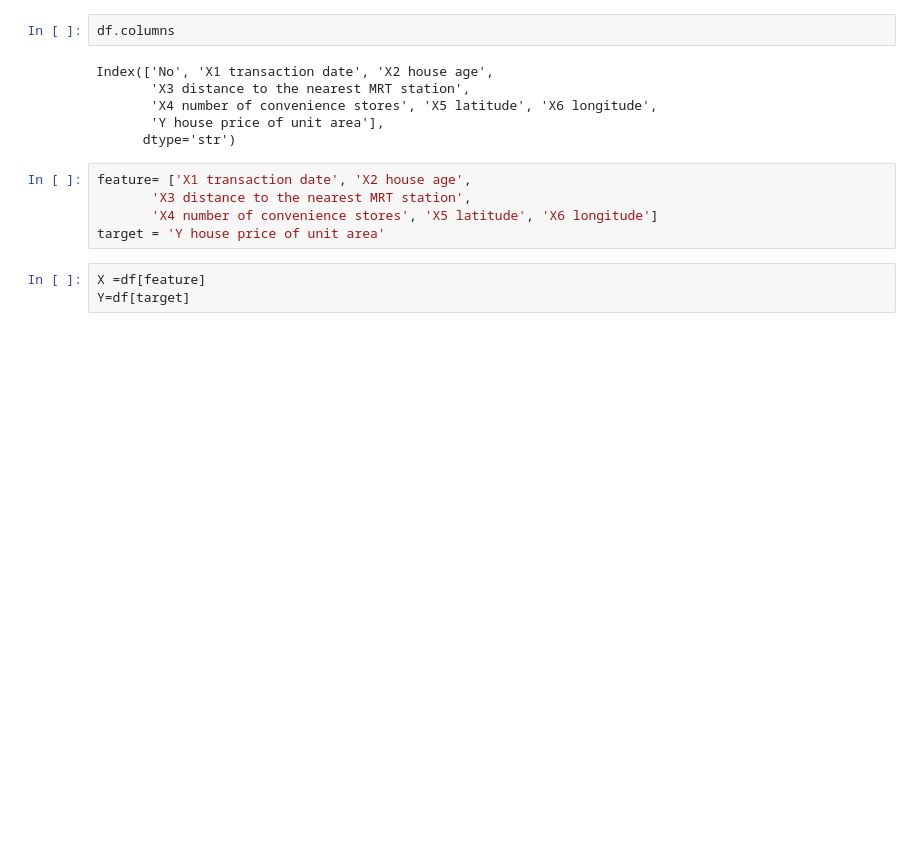
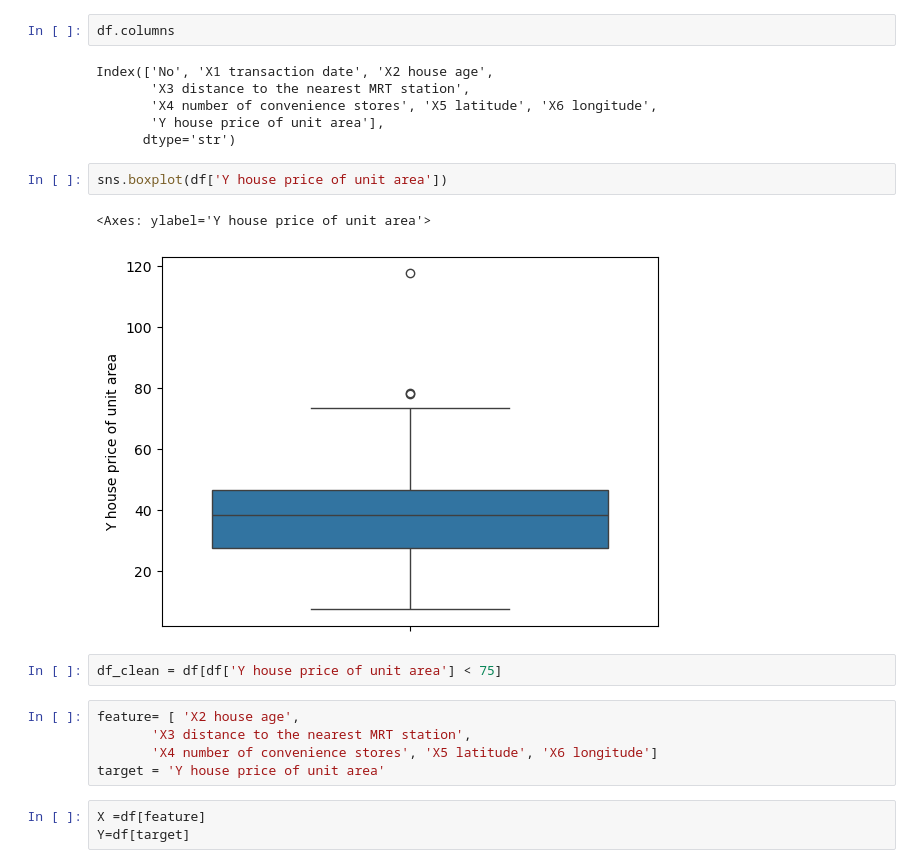
Before and after one commit to nb-acharya/nirojfoundation, a Jupyter notebook: ScholarNiroj/Data science/Linear_Regression.ipynb, the cells around one changed output. Saved outputs shown, nothing was run; the diff lists cells and outputs as text; blank space fills up the shorter version.

```diff
--- a/ScholarNiroj/Data science/Linear_Regression.ipynb
+++ b/ScholarNiroj/Data science/Linear_Regression.ipynb
@@ -53,8 +75,15 @@ Index(['No', 'X1 transaction date', 'X2 house age',
        'X4 number of convenience stores', 'X5 latitude', 'X6 longitude',
        'Y house price of unit area'],
       dtype='str')
+# %%
+sns.boxplot(df['Y house price of unit area'])
+# %% [output]
+<Axes: ylabel='Y house price of unit area'>
+[figure, added]
+# %%
+df_clean = df[df['Y house price of unit area'] < 75]
 # %%
-feature= ['X1 transaction date', 'X2 house age',
+feature= [ 'X2 house age',
        'X3 distance to the nearest MRT station',
        'X4 number of convenience stores', 'X5 latitude', 'X6 longitude']
 target = 'Y house price of unit area'
```
Also changed, not shown: parts of 27 cells of this notebook, 1 other file.
